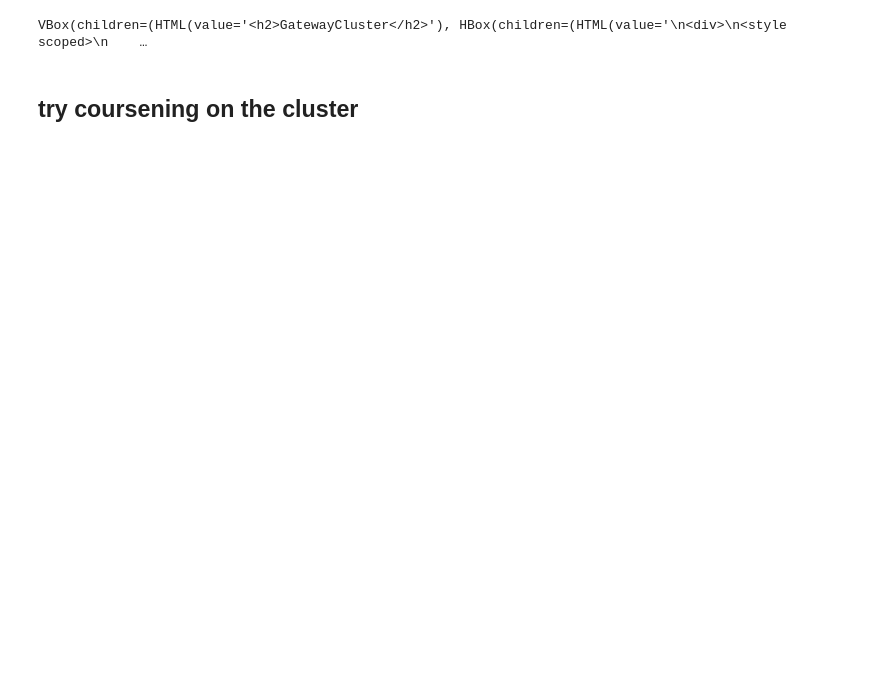
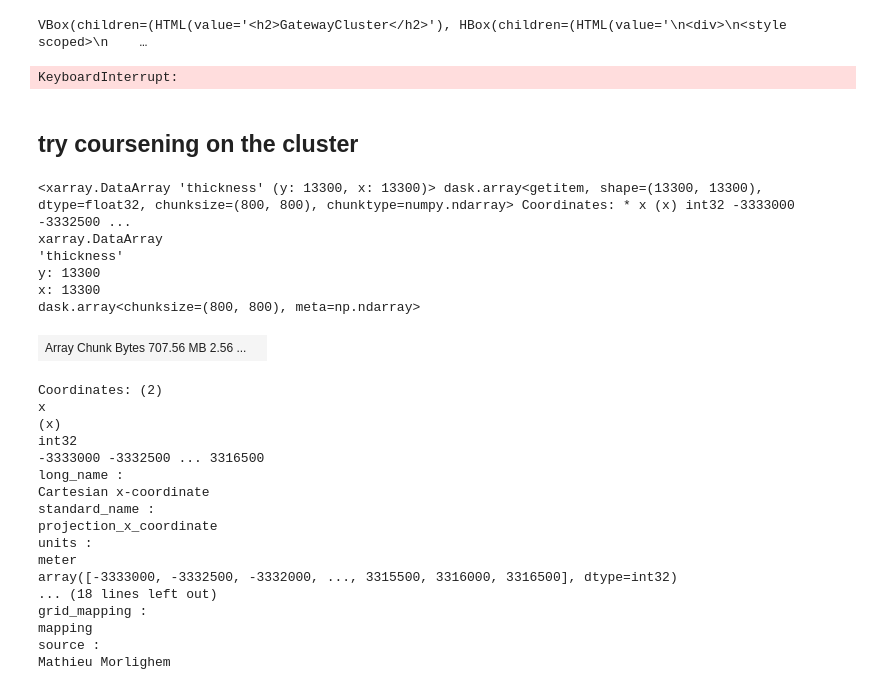
Before and after one commit to ldeo-glaciology/pangeo-bedmachine, a Jupyter notebook: load_plot_bedmachine.ipynb, the cells around one changed output. Drawn from its saved outputs; the diff is of its cells as text; code cells hidden in the pictures; blank space fills up the shorter version.

```diff
--- a/load_plot_bedmachine.ipynb
+++ b/load_plot_bedmachine.ipynb
@@ -102,5 +100,13 @@ client = Client(cluster)
 cluster
 # %% [output]
 VBox(children=(HTML(value='<h2>GatewayCluster</h2>'), HBox(children=(HTML(value='\n<div>\n<style scoped>\n    …
+# %%
+%%time
+a = da.random.normal(size=(10000, 100000), chunks=(500, 500))
+f = client.submit(a.std().compute)
+#a.std().compute()
+f.result()
+# %% [output]
+KeyboardInterrupt:
 # %% [markdown]
 ## try coursening on the cluster
@@ -108,0 +113,29 @@ bm_subset.bm.thickness.coarsen(x=100,y=100).mean().plot()
+# %%
+H = bm.thickness
+Hmean = H.mean()
+H
+# %% [output]
+<xarray.DataArray 'thickness' (y: 13300, x: 13300)> dask.array<getitem, shape=(13300, 13300), dtype=float32, chunksize=(800, 800), chunktype=numpy.ndarray> Coordinates: * x (x) int32 -3333000 -3332500 ...
+xarray.DataArray
+'thickness'
+y: 13300
+x: 13300
+dask.array<chunksize=(800, 800), meta=np.ndarray>
+| Array Chunk Bytes 707.56 MB 2.56 ... |  |
+Coordinates: (2)
+x
+(x)
+int32
+-3333000 -3332500 ... 3316500
+long_name :
+Cartesian x-coordinate
+standard_name :
+projection_x_coordinate
+units :
+meter
+array([-3333000, -3332500, -3332000, ..., 3315500, 3316000, 3316500], dtype=int32)
+... (18 lines left out)
+grid_mapping :
+mapping
+source :
+Mathieu Morlighem
```
Also changed, not shown: parts of 5 cells of this notebook.
